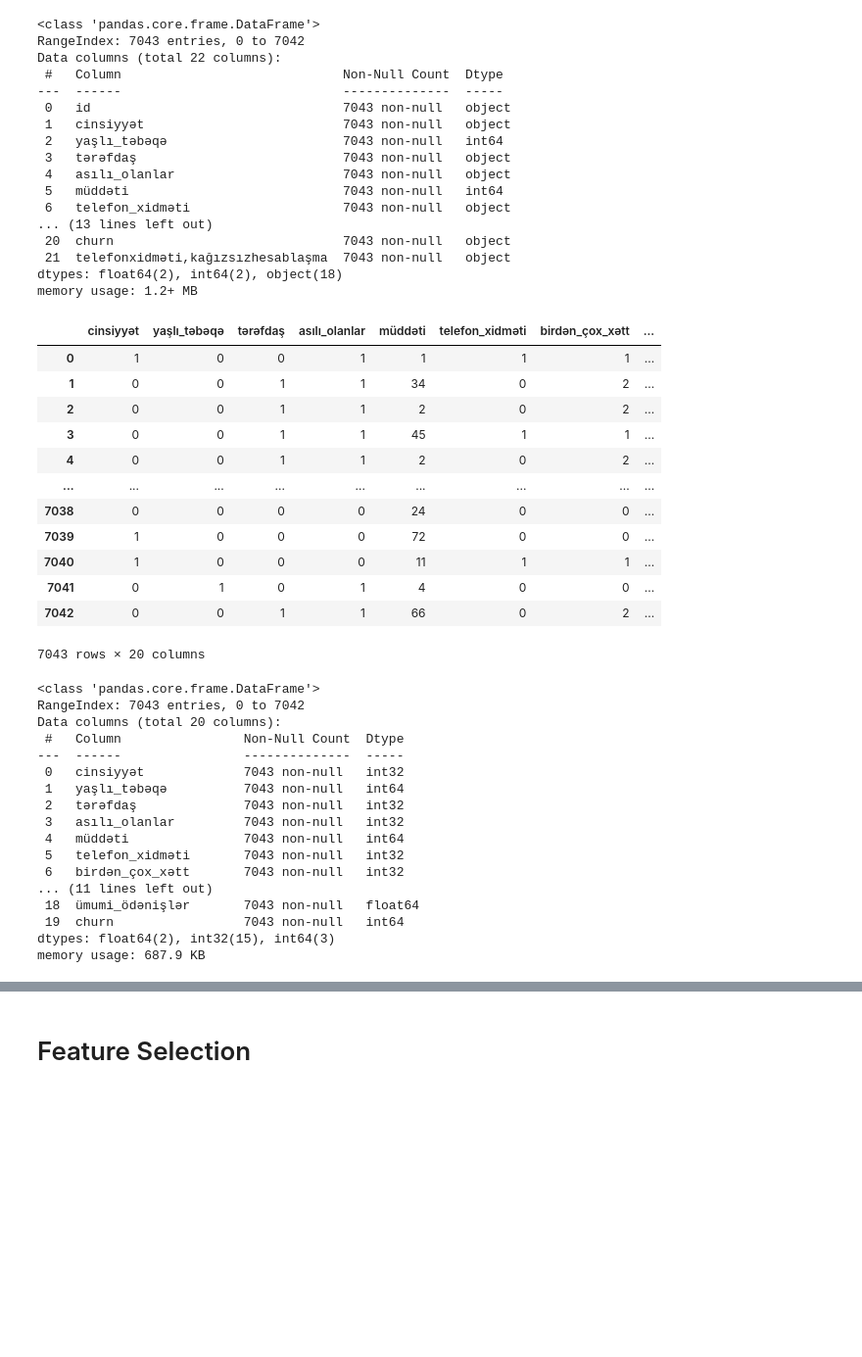
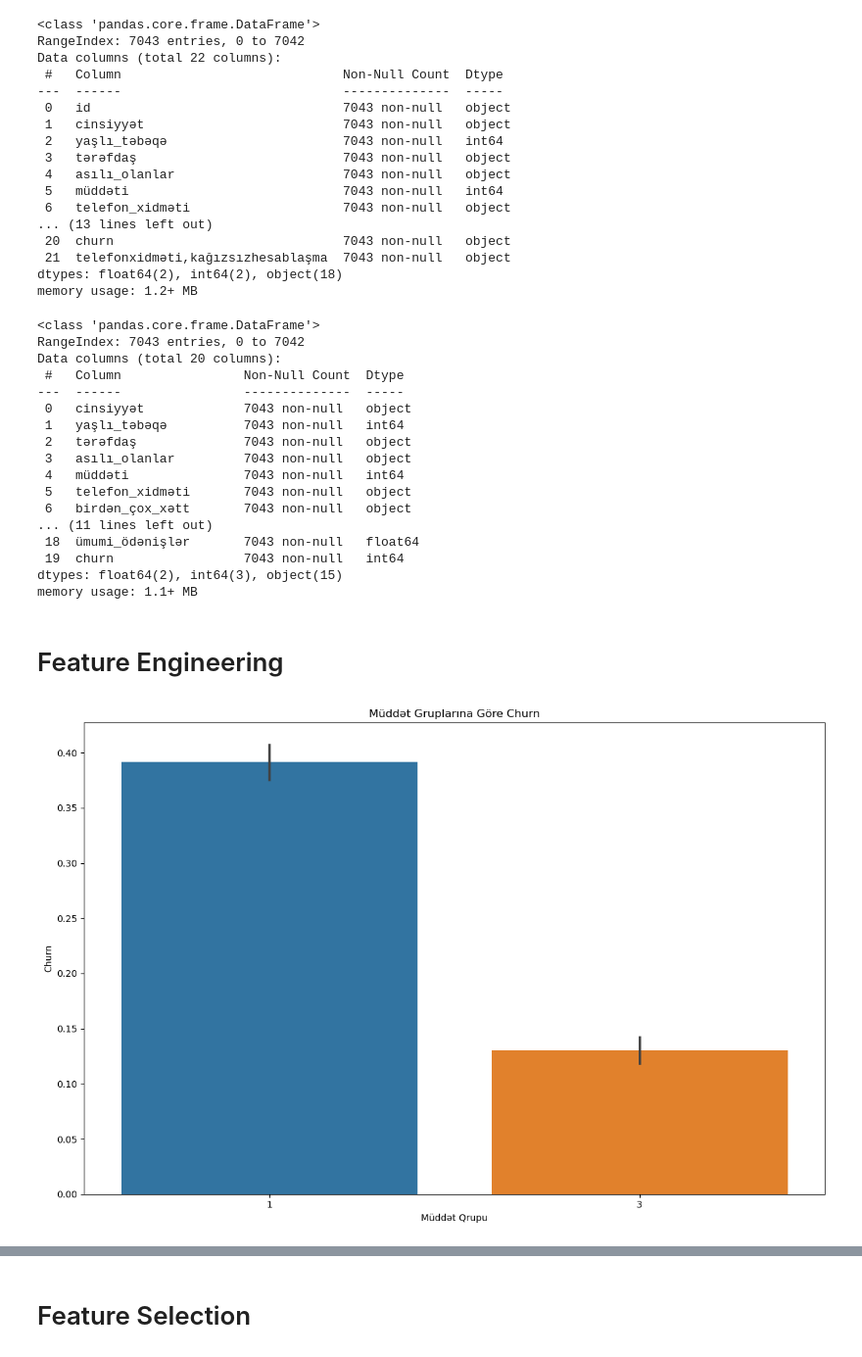
Before and after one commit to NijatMv/Dataset-Analysis, a Jupyter notebook: Churn-Dataset/CL.ipynb, the cells around one changed output, grey strips where cells are left out. Shown at 98% size. Drawn from its saved outputs; the diff is of its cells as text; code cells hidden in the pictures; blank space fills up the shorter version.

```diff
--- a/Churn-Dataset/CL.ipynb
+++ b/Churn-Dataset/CL.ipynb
@@ -135,7 +151,7 @@ categorical_features = ['cinsiyyət', 'tərəfdaş']
 numeric_features = ['ümumi_ödənişlər']
 
 cat_imp = SimpleImputer(strategy = 'most_frequent')
-num_imp = SimpleImputer(strategy = 'mean')
+num_imp = SimpleImputer(strategy = 'median')
 
 df[categorical_features] = cat_imp.fit_transform(df[categorical_features])
 df[numeric_features] = num_imp.fit_transform(df[numeric_features])
@@ -198,19 +206,3 @@ def label_encode_col(data, columns):
-# %%
-label_encode_col(df, df.drop(columns = 'churn').select_dtypes(include='object').columns)
-# %% [output]
-|  | cinsiyyət | yaşlı_təbəqə | tərəfdaş | asılı_olanlar | müddəti | telefon_xidməti | birdən_çox_xətt | ... |
-| 0 | 1 | 0 | 0 | 1 | 1 | 1 | 1 | ... |
-| 1 | 0 | 0 | 1 | 1 | 34 | 0 | 2 | ... |
-| 2 | 0 | 0 | 1 | 1 | 2 | 0 | 2 | ... |
-| 3 | 0 | 0 | 1 | 1 | 45 | 1 | 1 | ... |
-| 4 | 0 | 0 | 1 | 1 | 2 | 0 | 2 | ... |
-| ... | ... | ... | ... | ... | ... | ... | ... | ... |
-| 7038 | 0 | 0 | 0 | 0 | 24 | 0 | 0 | ... |
-| 7039 | 1 | 0 | 0 | 0 | 72 | 0 | 0 | ... |
-| 7040 | 1 | 0 | 0 | 0 | 11 | 1 | 1 | ... |
-| 7041 | 0 | 1 | 0 | 1 | 4 | 0 | 0 | ... |
-| 7042 | 0 | 0 | 1 | 1 | 66 | 0 | 2 | ... |
-7043 rows × 20 columns
 # %%
 df.info()
 # %% [output]
@@ -219,15 +211,29 @@ RangeIndex: 7043 entries, 0 to 7042
 Data columns (total 20 columns):
  #   Column                Non-Null Count  Dtype
 ---  ------                --------------  -----
- 0   cinsiyyət             7043 non-null   int32
+ 0   cinsiyyət             7043 non-null   object
  1   yaşlı_təbəqə          7043 non-null   int64
- 2   tərəfdaş              7043 non-null   int32
- 3   asılı_olanlar         7043 non-null   int32
+ 2   tərəfdaş              7043 non-null   object
+ 3   asılı_olanlar         7043 non-null   object
  4   müddəti               7043 non-null   int64
- 5   telefon_xidməti       7043 non-null   int32
- 6   birdən_çox_xətt       7043 non-null   int32
+ 5   telefon_xidməti       7043 non-null   object
+ 6   birdən_çox_xətt       7043 non-null   object
 ... (11 lines left out)
  18  ümumi_ödənişlər       7043 non-null   float64
  19  churn                 7043 non-null   int64
-dtypes: float64(2), int32(15), int64(3)
-memory usage: 687.9 KB
+dtypes: float64(2), int64(3), object(15)
+memory usage: 1.1+ MB
+# %% [markdown]
+# Feature Engineering
+# %%
+df['müddət_ay'] = pd.cut(df['müddəti'], bins = [0, 30, 90], labels = ['1', '3'], include_lowest = True)
+
+plt.figure(figsize=(12,8))
+sns.barplot(data = df, x = 'müddət_ay', y = 'churn')
+plt.title('Müddət Gruplarına Göre Churn')
+plt.xlabel('Müddət Qrupu')
+plt.ylabel('Churn')
+plt.tight_layout()
+plt.show()
+# %% [output]
+[figure, added]
```
Also changed, not shown: parts of 79 cells of this notebook.
